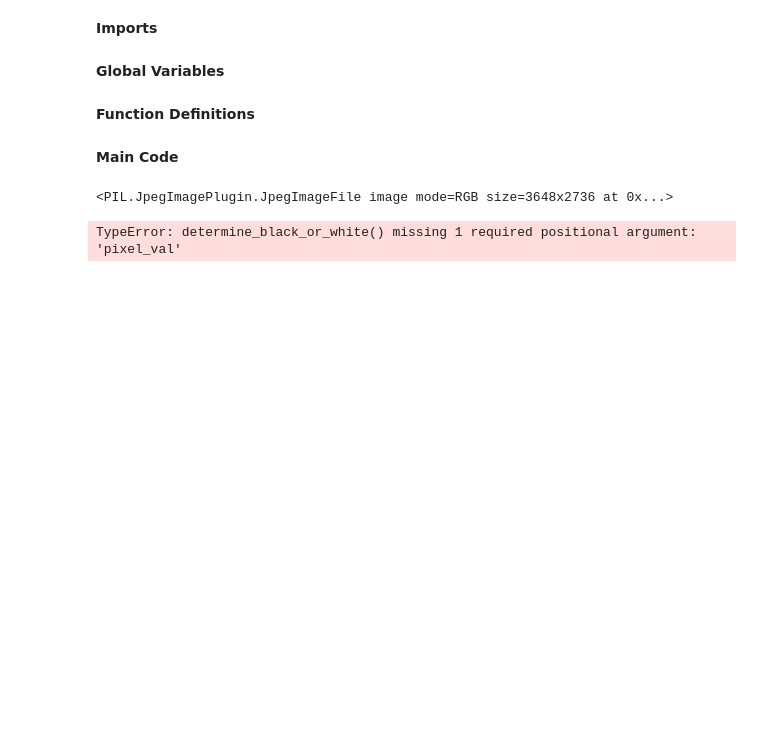
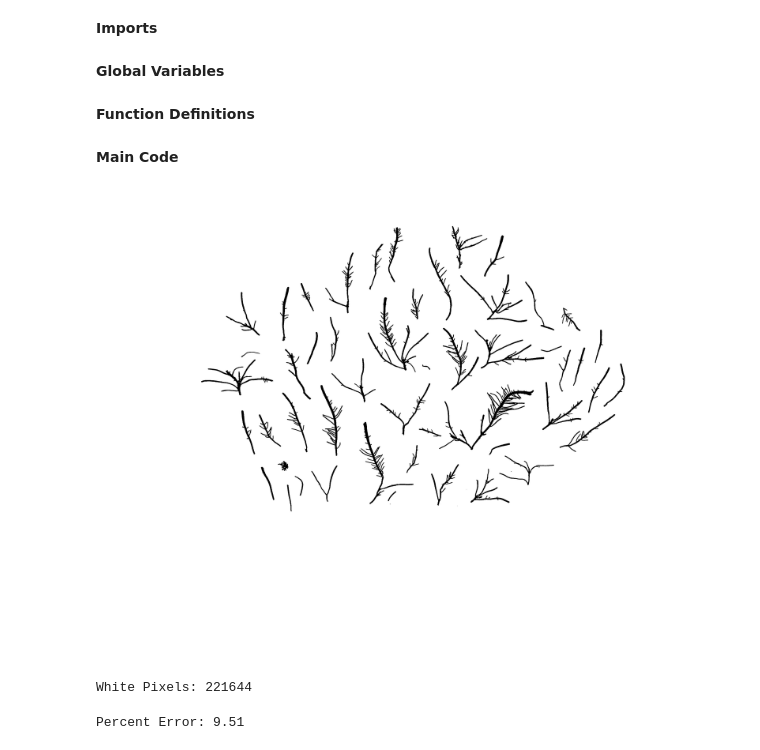
Before and after one commit to ConnnorM/Image_Processing_Lab, a Jupyter notebook: main.ipynb, the cells around one changed output. Drawn from its saved outputs; the diff is of its cells as text; code cells hidden in the pictures; blank space fills up the shorter version.

Commit message:
naive version works, 9.5% error

```diff
--- a/main.ipynb
+++ b/main.ipynb
@@ -6,6 +8,6 @@ from PIL import Image
 # %% [markdown]
 **Global Variables**
 # %%
-threshold = 200
+threshold = 80
 # %% [markdown]
 **Function Definitions**
@@ -21,12 +14,51 @@ def determine_black_or_white(pixel_val):
+# %%
+# choose_black_or_white: Lambda function for deciding whether to change a
+# pixel to white or black
+choose_black_or_white = lambda x: 255 if x < threshold else 0
+
+# count_bw_pixels: Takes in a converted to black/white PIL image object and
+# either black or white. Counts and returns the number of pixels of
+# the given color in the image.
+def count_bw_pixels(img, color):
+    array_img = np.array(img)
+    count = 0
+    # Set which color to search for
+    check = True
+    if color == 'black':
+        check = False
+    # Loop through each row and its values in the array. If the value
+    # matches the color we want, increase count
+    for row in array_img:
+        for val in row:
+            if val == check:
+                count = count + 1
+    return count
+
+# Given measured and actual values, returns percent error
+def calc_perc_error(measured, actual):
+    return round((measured - actual) / actual * 100, 2)
 # %% [markdown]
 **Main Code**
 # %%
 # Load Image as Object
-img = Image.open('./original_photos/Plocamium.pacificum_LC_P_SA_26Jan2024_2.JPG')
+# img = Image.open('./cropped_photos/Lithothrix.aspergillum_SC_P_SA_8Mar2024_3_cropped.jpg')
+img = Image.open('./black-white_photos/BW - Lithothrix.aspergillum_SC_P_SA_8Mar2024_3.jpg')
-# %% [output]
-<PIL.JpegImagePlugin.JpegImageFile image mode=RGB size=3648x2736 at 0x...>
 # %%
 # Convert Image to Black-White
-r = img.convert('L').point(determine_black_or_white(), mode='1')
+# figure out what this actually does
+bw_img = img.convert('L').point(choose_black_or_white, mode='1')
+# Display image
+display(bw_img)
 # %% [output]
-TypeError: determine_black_or_white() missing 1 required positional argument: 'pixel_val'
+[figure, added]
+# %%
+# Count number of white pixels in black/white image
+white_pixels = count_bw_pixels(bw_img, 'black')
+print("White Pixels:", white_pixels)
+# %% [output]
+White Pixels: 221644
+# %%
+# Calculat percent error
+print("Percent Error:", calc_perc_error(242731, 221644))
+# %% [output]
+Percent Error: 9.51
```
Also changed, not shown: parts of 2 cells of this notebook, 8 other files.
